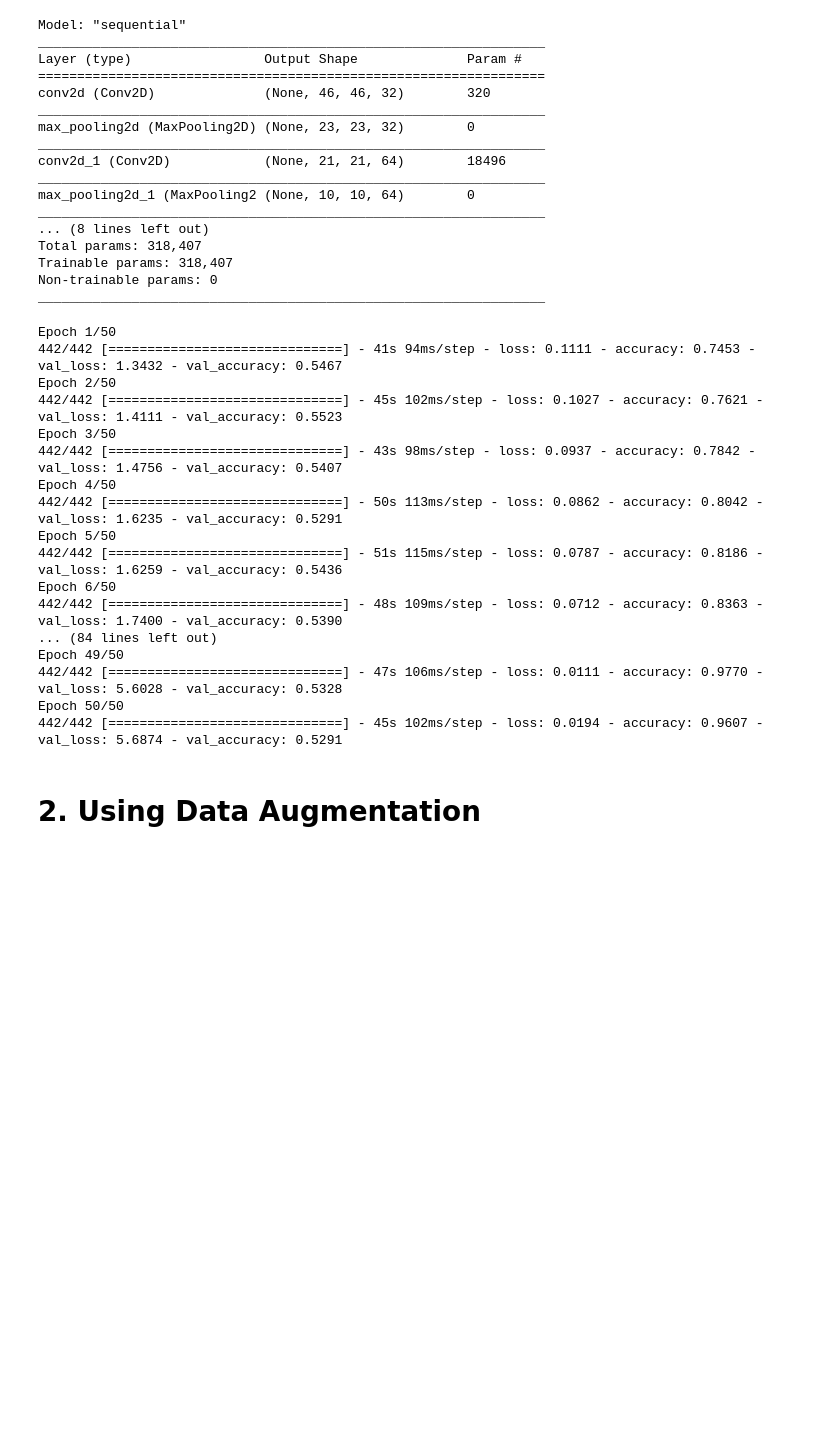
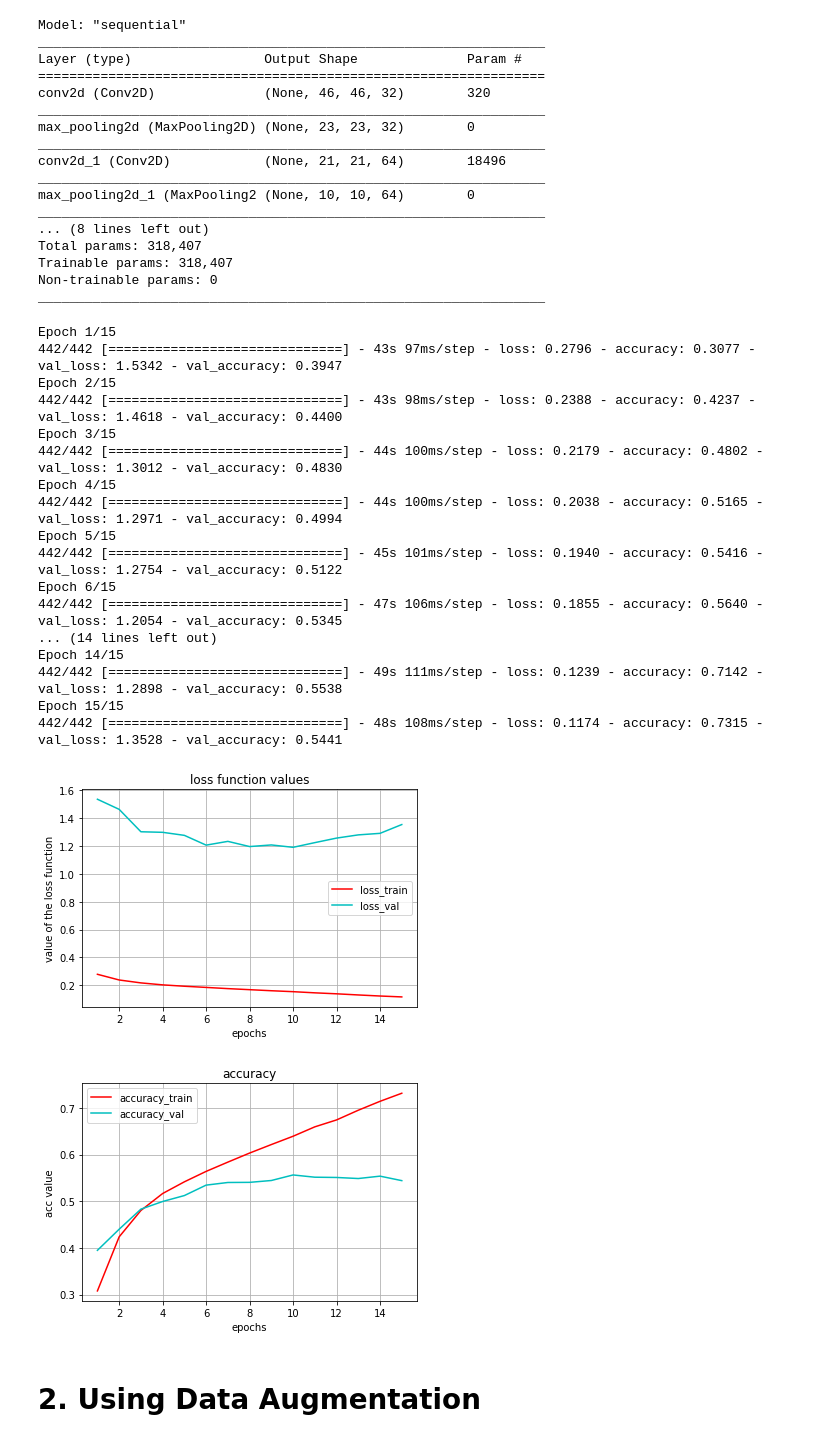
Before and after one commit to KKatkar/Facial-Expression-Recognition, a Jupyter notebook: facial_expression_detection.ipynb, the cells around one changed output. Saved outputs shown, nothing was run; the diff lists cells and outputs as text; code cells hidden in the pictures; blank space fills up the shorter version.

```diff
--- a/facial_expression_detection.ipynb
+++ b/facial_expression_detection.ipynb
@@ -313,23 +365,23 @@ _________________________________________________________________
 history = model.fit(train_images, train_labels,
                     validation_data=(val_images, val_labels),
                     class_weight = class_weights,
-                    epochs=50,
+                    epochs=15,
                     batch_size=64)
 # %% [output]
-Epoch 1/50
-442/442 [==============================] - 41s 94ms/step - loss: 0.1111 - accuracy: 0.7453 - val_loss: 1.3432 - val_accuracy: 0.5467
-Epoch 2/50
-442/442 [==============================] - 45s 102ms/step - loss: 0.1027 - accuracy: 0.7621 - val_loss: 1.4111 - val_accuracy: 0.5523
-Epoch 3/50
-442/442 [==============================] - 43s 98ms/step - loss: 0.0937 - accuracy: 0.7842 - val_loss: 1.4756 - val_accuracy: 0.5407
-Epoch 4/50
-442/442 [==============================] - 50s 113ms/step - loss: 0.0862 - accuracy: 0.8042 - val_loss: 1.6235 - val_accuracy: 0.5291
-Epoch 5/50
-442/442 [==============================] - 51s 115ms/step - loss: 0.0787 - accuracy: 0.8186 - val_loss: 1.6259 - val_accuracy: 0.5436
-Epoch 6/50
-442/442 [==============================] - 48s 109ms/step - loss: 0.0712 - accuracy: 0.8363 - val_loss: 1.7400 - val_accuracy: 0.5390
-... (84 lines left out)
-Epoch 49/50
-442/442 [==============================] - 47s 106ms/step - loss: 0.0111 - accuracy: 0.9770 - val_loss: 5.6028 - val_accuracy: 0.5328
-Epoch 50/50
-442/442 [==============================] - 45s 102ms/step - loss: 0.0194 - accuracy: 0.9607 - val_loss: 5.6874 - val_accuracy: 0.5291
+Epoch 1/15
+442/442 [==============================] - 43s 97ms/step - loss: 0.2796 - accuracy: 0.3077 - val_loss: 1.5342 - val_accuracy: 0.3947
+Epoch 2/15
+442/442 [==============================] - 43s 98ms/step - loss: 0.2388 - accuracy: 0.4237 - val_loss: 1.4618 - val_accuracy: 0.4400
+Epoch 3/15
+442/442 [==============================] - 44s 100ms/step - loss: 0.2179 - accuracy: 0.4802 - val_loss: 1.3012 - val_accuracy: 0.4830
+Epoch 4/15
+442/442 [==============================] - 44s 100ms/step - loss: 0.2038 - accuracy: 0.5165 - val_loss: 1.2971 - val_accuracy: 0.4994
+Epoch 5/15
+442/442 [==============================] - 45s 101ms/step - loss: 0.1940 - accuracy: 0.5416 - val_loss: 1.2754 - val_accuracy: 0.5122
+Epoch 6/15
+442/442 [==============================] - 47s 106ms/step - loss: 0.1855 - accuracy: 0.5640 - val_loss: 1.2054 - val_accuracy: 0.5345
+... (14 lines left out)
+Epoch 14/15
+442/442 [==============================] - 49s 111ms/step - loss: 0.1239 - accuracy: 0.7142 - val_loss: 1.2898 - val_accuracy: 0.5538
+Epoch 15/15
+442/442 [==============================] - 48s 108ms/step - loss: 0.1174 - accuracy: 0.7315 - val_loss: 1.3528 - val_accuracy: 0.5441
@@ -336,2 +392,8 @@ Epoch 50/50
+# %%
+plot_train_loss(history)
+plot_train_acc(history)
+# %% [output]
+[figure, added]
+[figure, added]
 # %% [markdown]
 # 2. Using Data Augmentation
```
Also changed, not shown: parts of 69 cells of this notebook.
